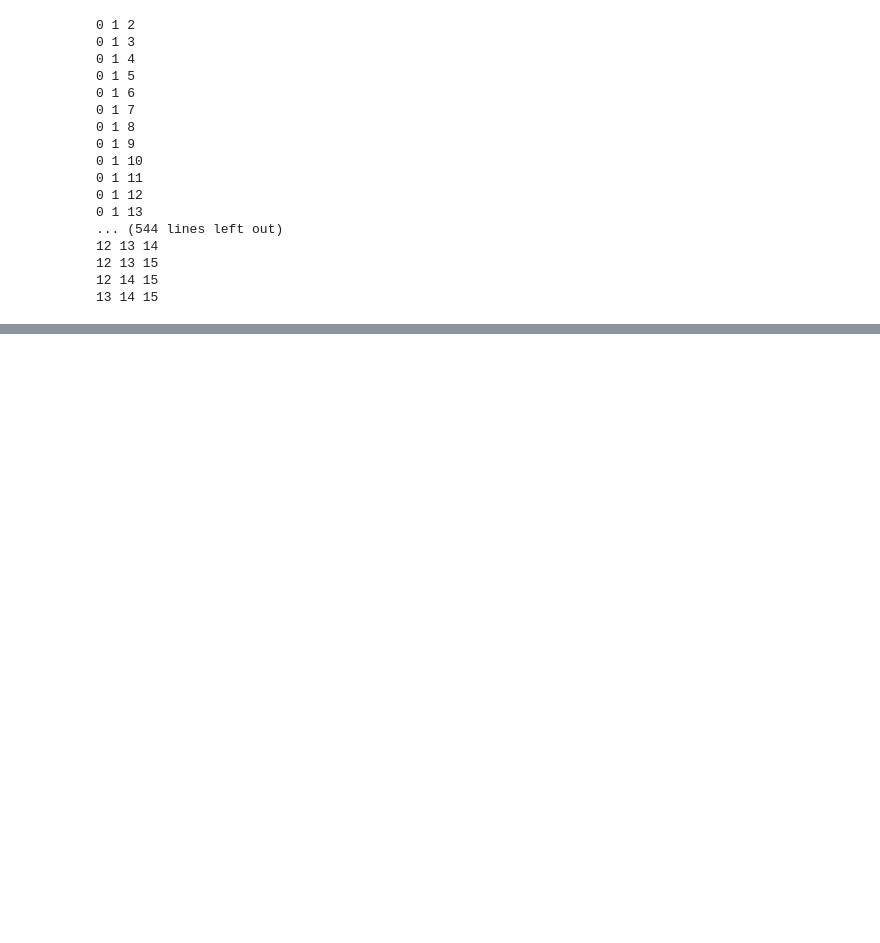
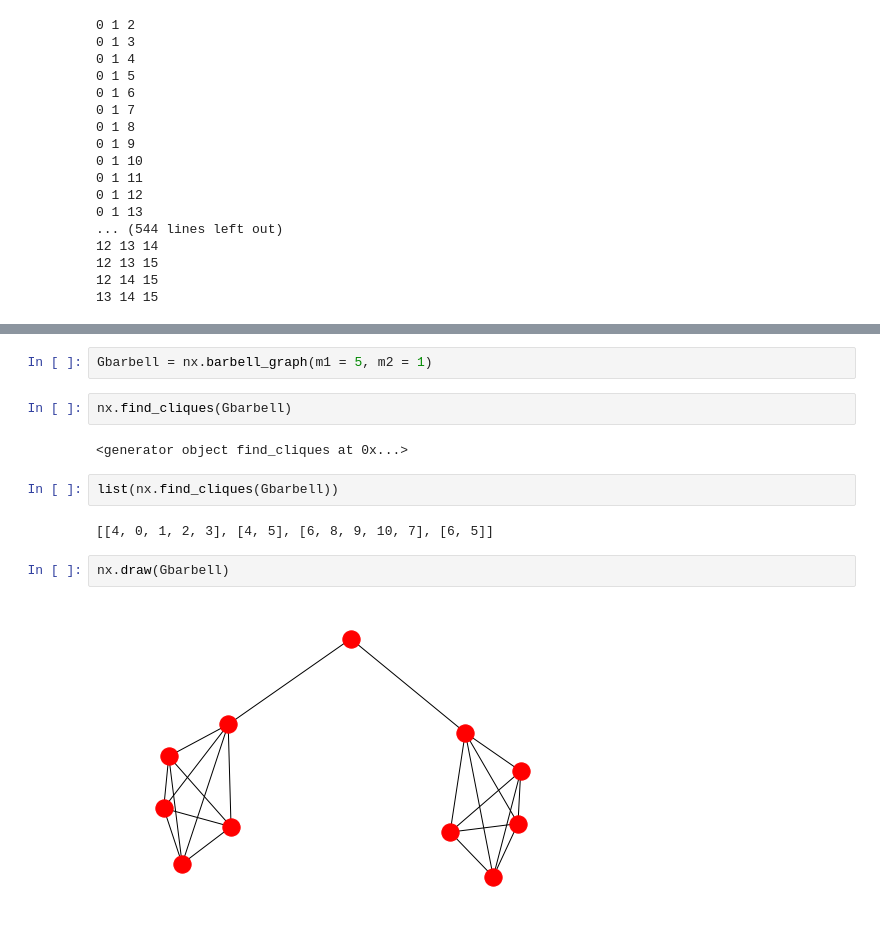
Before and after one commit to sushant2811/NetworkAnalysis, a Jupyter notebook: networkAnalysis.ipynb, the cells around one changed output, grey strips where cells are left out. Cells and saved outputs as stored; diff of their text form; blank space fills up the shorter version.

Commit message:
Finding maximal cliques

```diff
--- a/networkAnalysis.ipynb
+++ b/networkAnalysis.ipynb
@@ -383,0 +388,14 @@ for n1, n2, n3 in combinations(Gbarbell.nodes(), 3):
+# %%
+Gbarbell = nx.barbell_graph(m1 = 5, m2 = 1)
+# %%
+nx.find_cliques(Gbarbell)
+# %% [output]
+<generator object find_cliques at 0x...>
+# %%
+list(nx.find_cliques(Gbarbell))
+# %% [output]
+[[4, 0, 1, 2, 3], [4, 5], [6, 8, 9, 10, 7], [6, 5]]
+# %%
+nx.draw(Gbarbell)
+# %% [output]
+[figure, added]
```
Also changed, not shown: parts of 2 cells of this notebook.
